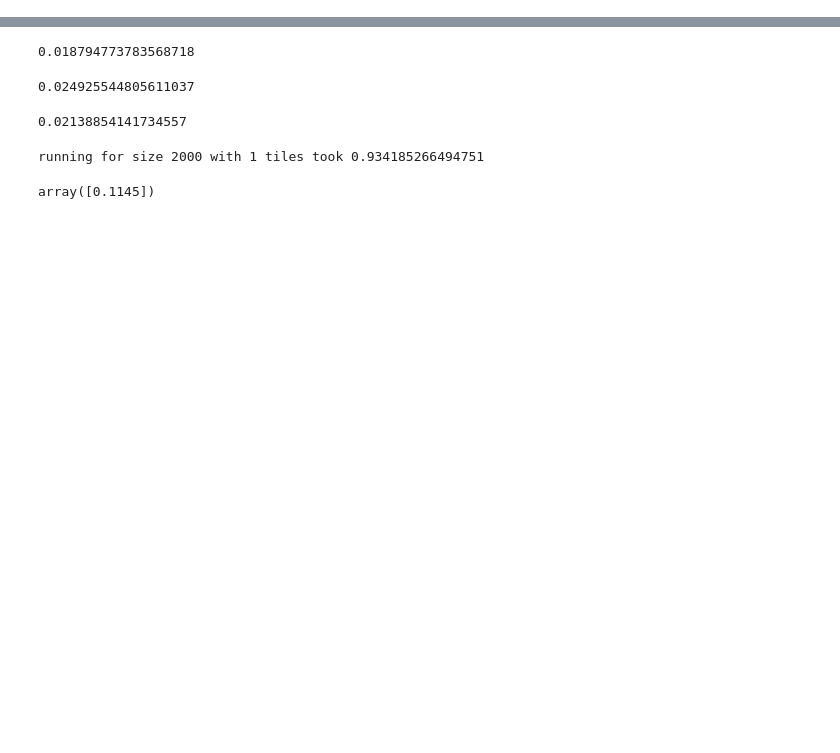
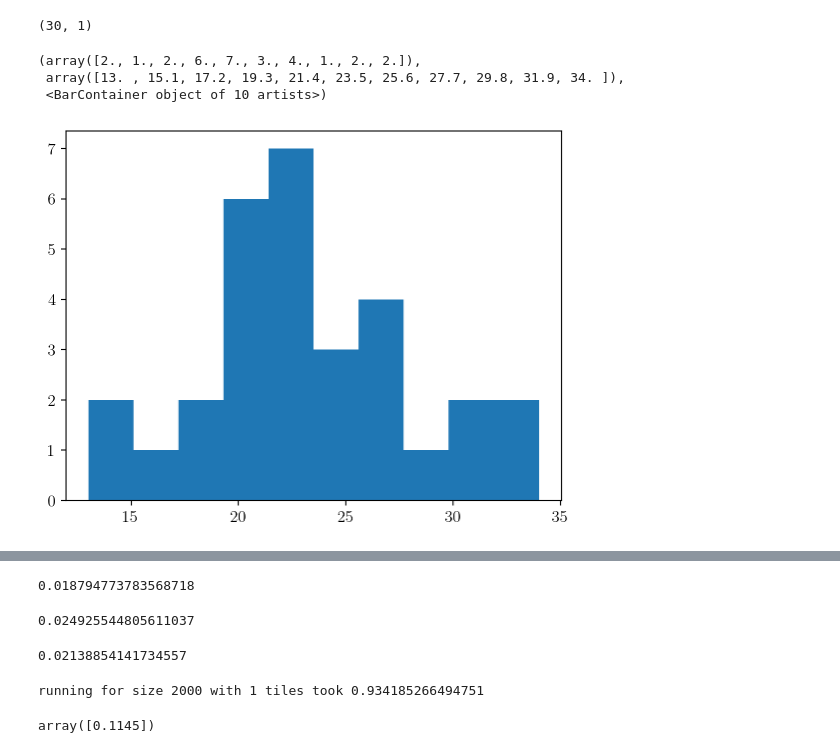
Before and after one commit to Confirm-Solutions/confirmasaurus, a Jupyter notebook: research/adagrid/lewis_ada.ipynb, the cells around one changed output, grey strips where cells are left out. Drawn from its saved outputs; the diff is of its cells as text; code cells hidden in the pictures; blank space fills up the shorter version.

```diff
--- a/research/adagrid/lewis_ada.ipynb
+++ b/research/adagrid/lewis_ada.ipynb
@@ -155,0 +261,11 @@ todo[:] = True
+# %%
+bootstrap_cv_rej[0]
+# %% [output]
+(30, 1)
+# %%
+plt.hist(bootstrap_cv_rej)
+# %% [output]
+(array([2., 1., 2., 6., 7., 3., 4., 1., 2., 2.]),
+ array([13. , 15.1, 17.2, 19.3, 21.4, 23.5, 25.6, 27.7, 29.8, 31.9, 34. ]),
+ <BarContainer object of 10 artists>)
+[figure, added]
```
Also changed, not shown: parts of 39 cells of this notebook, 5 other files.
